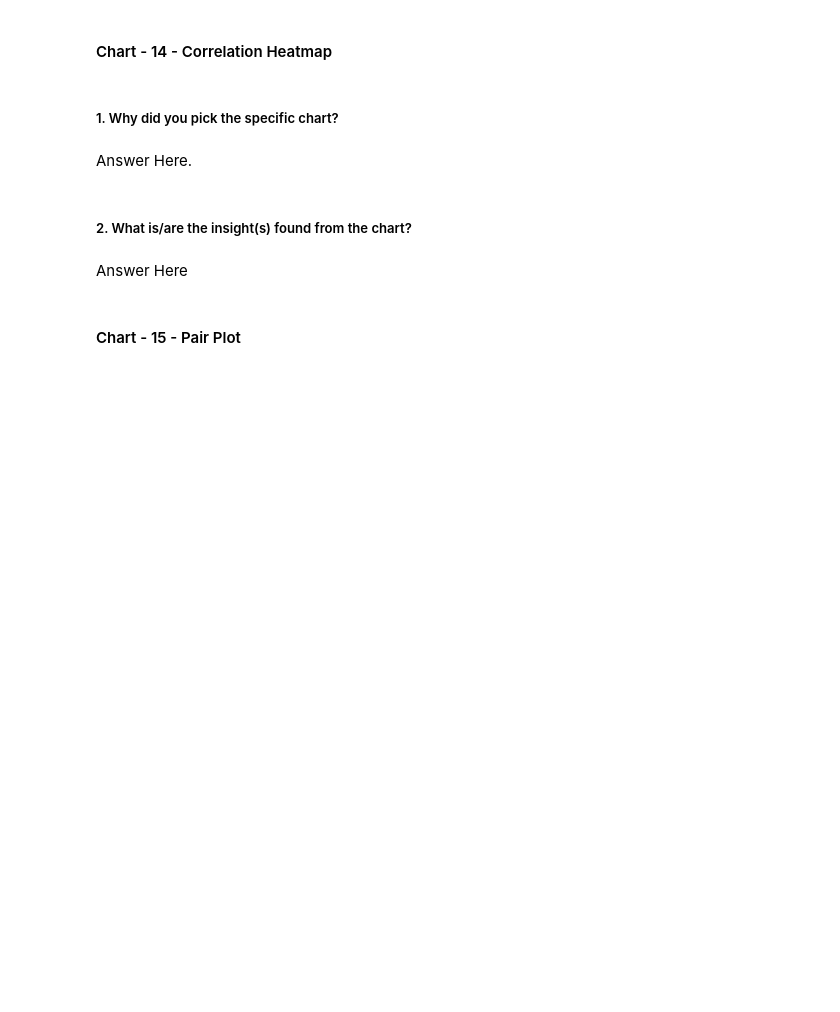
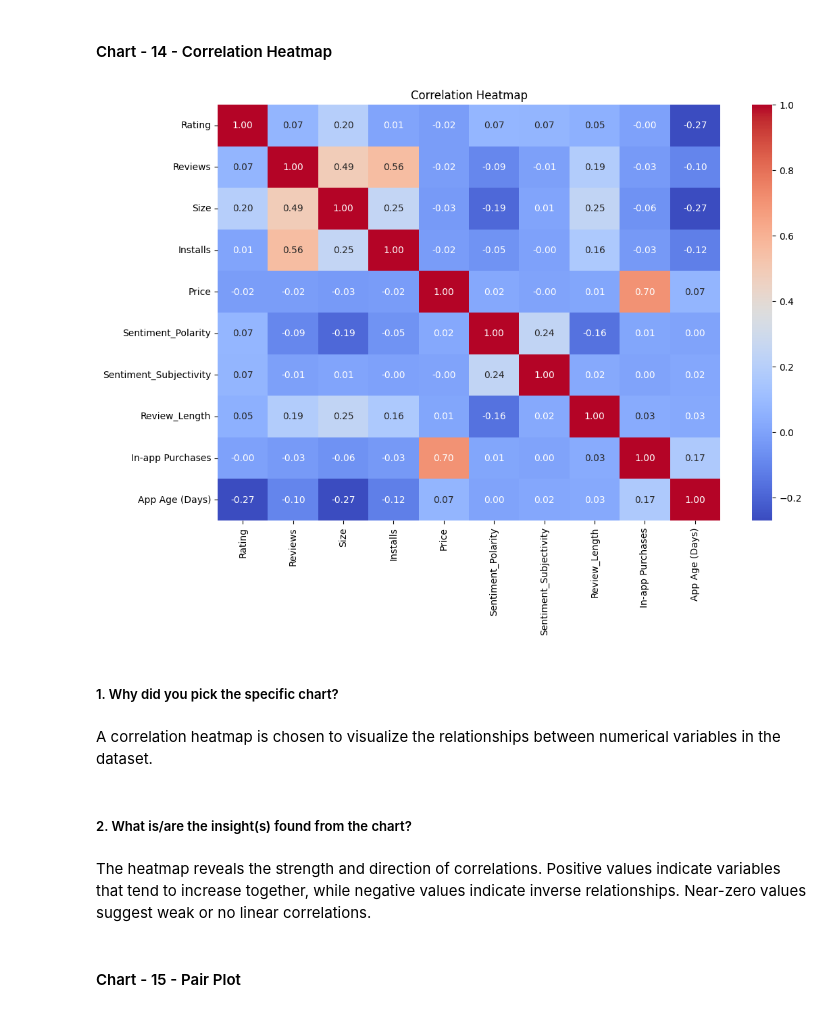
Before and after one commit to Himanshu-Bytes/Play-Store-App-Review-Analysis, a Jupyter notebook: Play_Store_App_Review_Analysis_EDA_Project.ipynb, the cells around one changed output. Drawn from its saved outputs; the diff is of its cells as text; code cells hidden in the pictures; blank space fills up the shorter version.

```diff
--- a/Play_Store_App_Review_Analysis_EDA_Project.ipynb
+++ b/Play_Store_App_Review_Analysis_EDA_Project.ipynb
@@ -931,10 +929,19 @@ Are there any insights that lead to negative growth? Justify with specific reaso
+# %%
+# Creating a Correlation Heatmap visualization code
+corr_matrix = merged_df.corr()
+plt.figure(figsize=(12, 8))
+sns.heatmap(corr_matrix, annot=True, cmap='coolwarm', fmt=".2f")
+plt.title("Correlation Heatmap")
+plt.show()
+# %% [output]
+[figure, added]
 # %% [markdown]
 ##### 1. Why did you pick the specific chart?
-# %% [markdown]
-Answer Here.
+# %% [markdown]
+A correlation heatmap is chosen to visualize the relationships between numerical variables in the dataset.
 # %% [markdown]
 ##### 2. What is/are the insight(s) found from the chart?
-# %% [markdown]
-Answer Here
+# %% [markdown]
+The heatmap reveals the strength and direction of correlations. Positive values indicate variables that tend to increase together, while negative values indicate inverse relationships. Near-zero values suggest weak or no linear correlations.
 # %% [markdown]
 #### Chart - 15 - Pair Plot
```
Also changed, not shown: parts of 7 cells of this notebook.
